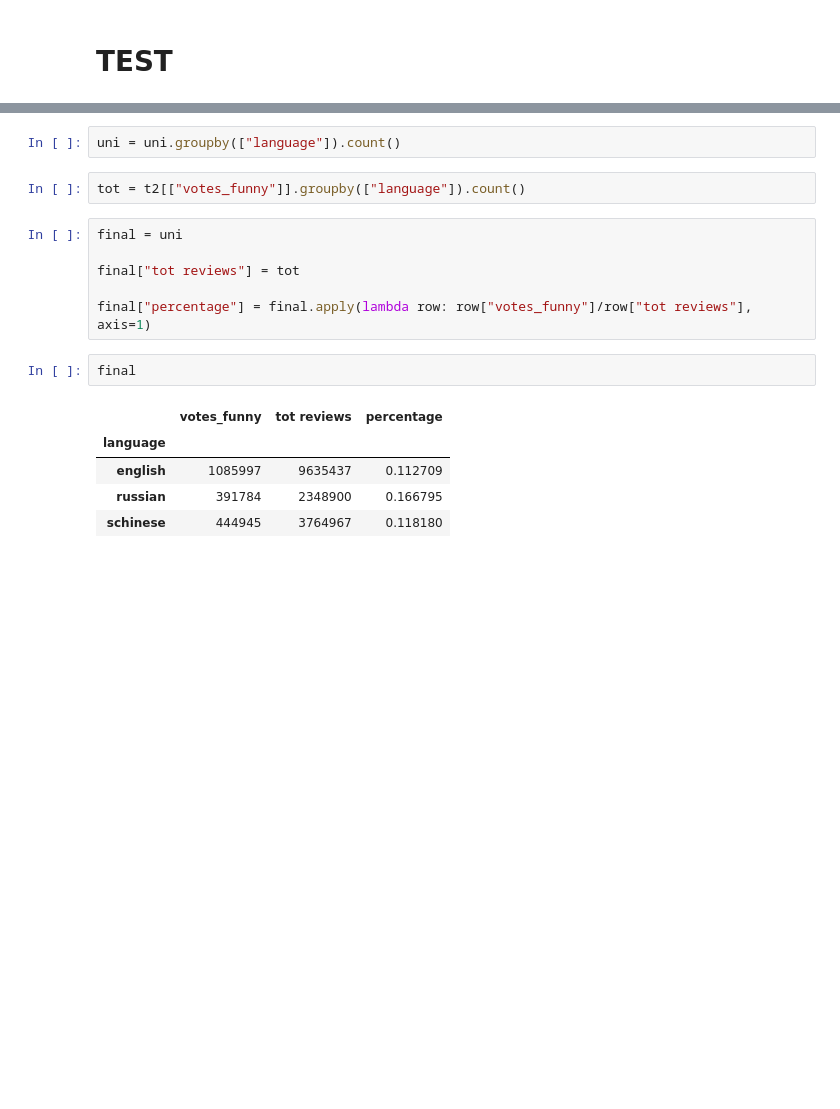
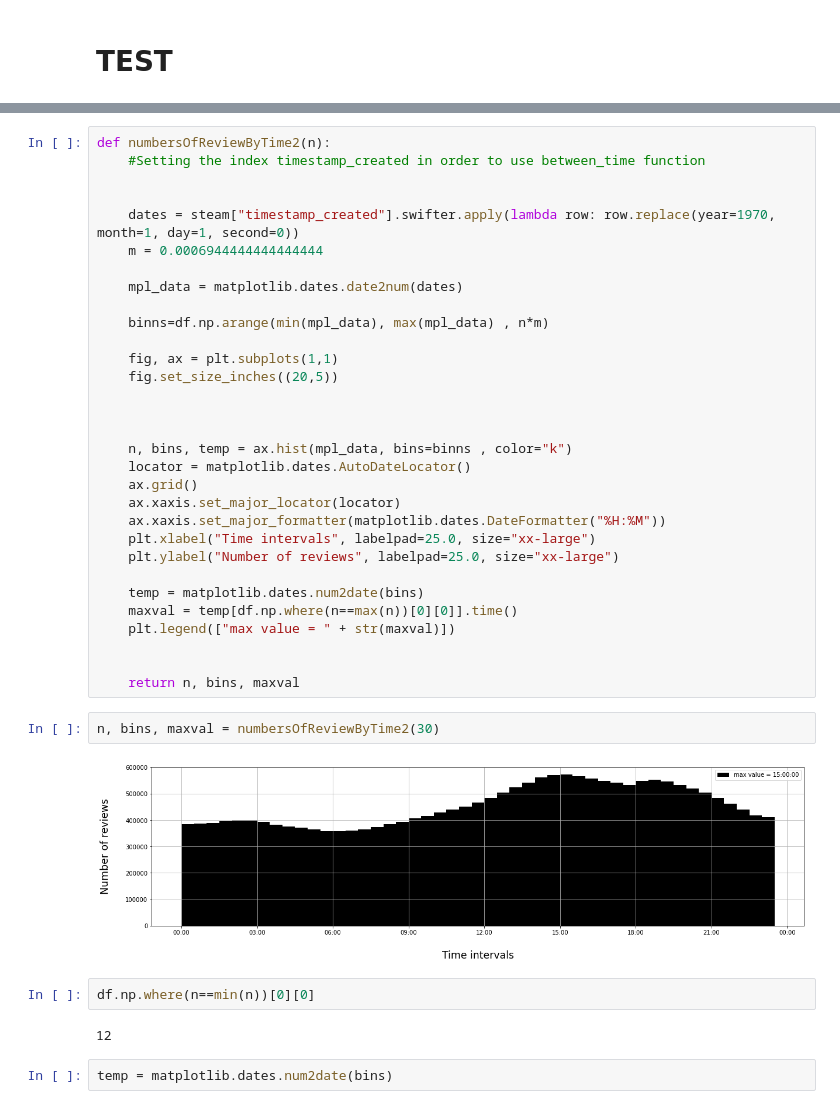
Before and after one commit to Requiem98/ADM-HW2, a Jupyter notebook: testAllDataset.ipynb, the cells around one changed output, grey strips where cells are left out. Cells and saved outputs as stored; diff of their text form; blank space fills up the shorter version.

```diff
--- a/testAllDataset.ipynb
+++ b/testAllDataset.ipynb
@@ -214,18 +84,41 @@ uni = t2[["votes_funny"]].where(t2.votes_funny != 0).dropna()
-# %%
-uni = uni.groupby(["language"]).count()
-# %%
-tot = t2[["votes_funny"]].groupby(["language"]).count()
-# %%
-final = uni
-
-final["tot reviews"] = tot
-
-final["percentage"] = final.apply(lambda row: row["votes_funny"]/row["tot reviews"], axis=1)
-# %%
-final
-# %% [output]
-|  | votes_funny | tot reviews | percentage |
-| language |  |  |  |
-| english | 1085997 | 9635437 | 0.112709 |
-| russian | 391784 | 2348900 | 0.166795 |
-| schinese | 444945 | 3764967 | 0.118180 |
+# %%
+def numbersOfReviewByTime2(n):
+    #Setting the index timestamp_created in order to use between_time function
+
+
+    dates = steam["timestamp_created"].swifter.apply(lambda row: row.replace(year=1970, month=1, day=1, second=0))
+    m = 0.0006944444444444444
+
+    mpl_data = matplotlib.dates.date2num(dates)
+
+    binns=df.np.arange(min(mpl_data), max(mpl_data) , n*m)
+
+    fig, ax = plt.subplots(1,1)
+    fig.set_size_inches((20,5))
+
+
+
+    n, bins, temp = ax.hist(mpl_data, bins=binns , color="k")
+    locator = matplotlib.dates.AutoDateLocator()
+    ax.grid()
+    ax.xaxis.set_major_locator(locator)
+    ax.xaxis.set_major_formatter(matplotlib.dates.DateFormatter("%H:%M"))
+    plt.xlabel("Time intervals", labelpad=25.0, size="xx-large")
+    plt.ylabel("Number of reviews", labelpad=25.0, size="xx-large")
+
+    temp = matplotlib.dates.num2date(bins)
+    maxval = temp[df.np.where(n==max(n))[0][0]].time()
+    plt.legend(["max value = " + str(maxval)])
+
+
+    return n, bins, maxval
+# %%
+n, bins, maxval = numbersOfReviewByTime2(30)
+# %% [output]
+[figure, added]
+# %%
+df.np.where(n==min(n))[0][0]
+# %% [output]
+12
+# %%
+temp = matplotlib.dates.num2date(bins)
```
Also changed, not shown: parts of 30 cells of this notebook, 2 other files.
